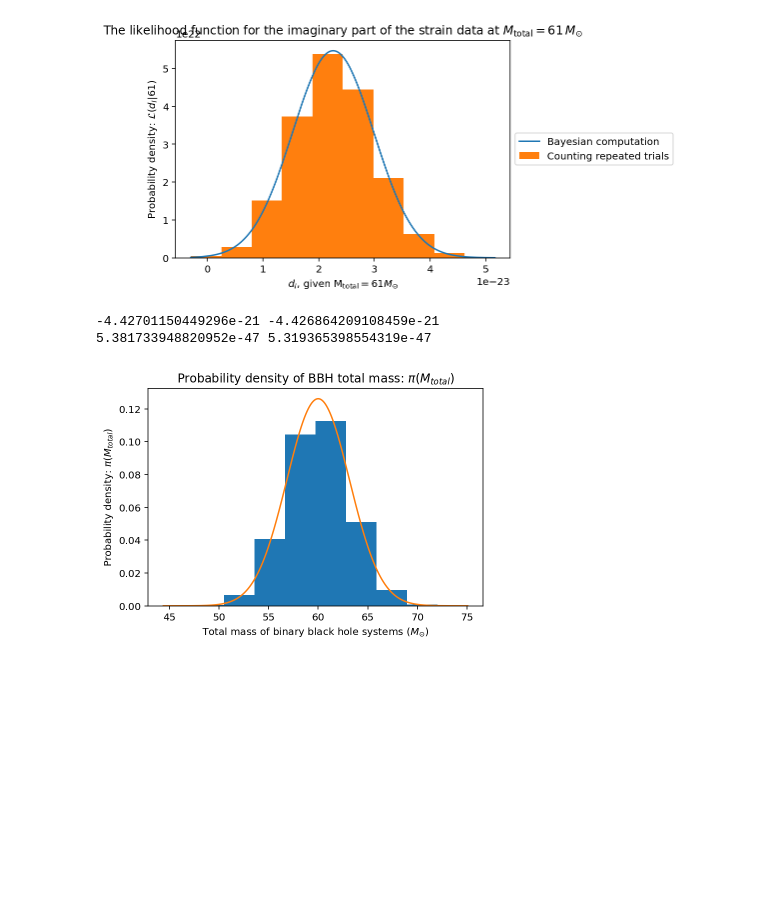
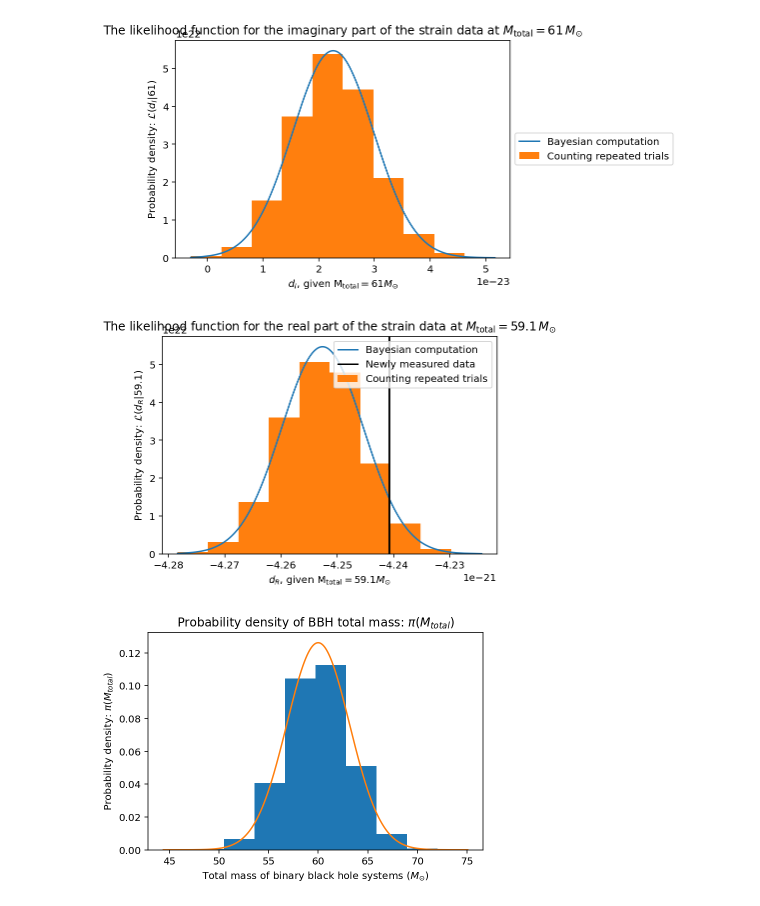
Before and after one commit to rory-smith/Lectures-on-inference-in-GW-astronomy, a Jupyter notebook: GW_inference_in_a_toy_universe_probability_as_counting_and_computation.ipynb, the cells around one changed output. Drawn from its saved outputs; the diff is of its cells as text; code cells hidden in the pictures; blank space fills up the shorter version.

```diff
--- a/GW_inference_in_a_toy_universe_probability_as_counting_and_computation.ipynb
+++ b/GW_inference_in_a_toy_universe_probability_as_counting_and_computation.ipynb
@@ -293,13 +309,24 @@ plt.title("The likelihood function for the imaginary part of the strain data at
 plt.show()
 # %% [output]
 [figure]
-# %%
-signal = GW_signal(61)[0]
-print(np.mean(np.real(likelihood_table['strain_data'])), signal.real)
-print(np.var(np.real(likelihood_table['strain_data'])), lalsim.SimNoisePSDaLIGOZeroDetLowPower(data_frequency))
-# %% [output]
--4.42701150449296e-21 -4.426864209108459e-21
-5.381733948820952e-47 5.319365398554319e-47
+# %%
+_idx_mtotal_new  = np.where(np.abs(BBH_masses-59.1) < 0.01)
+_likelihood_table = dataframe[dataframe.index.isin(_idx_mtotal_new[0])]
+signal = GW_signal(59.1)[0]
+
+likelihoods=np.array([lnL_re(_s,signal) for _s in np.sort(np.real(_likelihood_table['strain_data']))])
+
+plt.plot(np.sort(np.real(_likelihood_table['strain_data'])), np.exp(likelihoods),label='Bayesian computation')
+plt.hist(np.real(_likelihood_table['strain_data']),density=True,label='Counting repeated trials')
+plt.axvline(strain_data_new.real,label='Newly measured data',color='black')
+
+plt.xlabel("$d_R$, given M$_{\mathrm{total}} = 59.1M_{\odot}$")
+plt.ylabel("Probability density: $\mathcal{L}(d_R|59.1)$")
+plt.legend(loc=1)
+plt.title("The likelihood function for the real part of the strain data at $M_{\mathrm{total}}=59.1\,M_{\odot}$")
+plt.show()
+# %% [output]
+[figure, added]
 # %%
 plt.hist(BBH_masses, density=True)
 plt.plot(np.sort(BBH_masses), np.exp(lnpi(np.sort(BBH_masses))))
```
Also changed, not shown: parts of 1 cell of this notebook.
